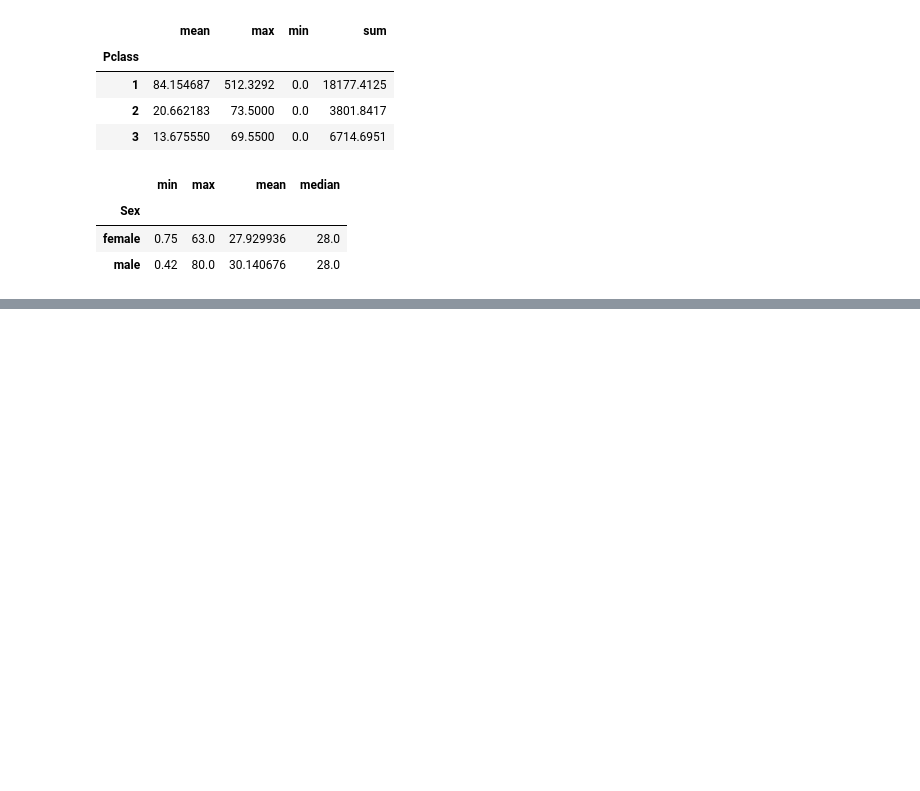
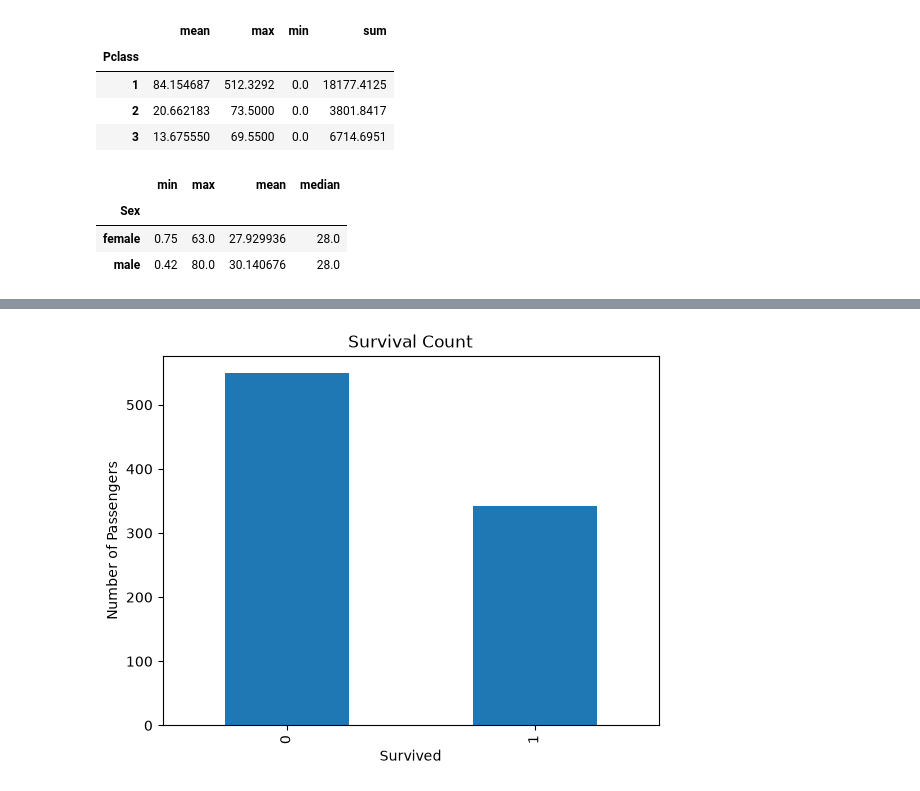
Before and after one commit to noor-alishba/AI_ML_Internship, a Jupyter notebook: Week_2/data/notebooks/eda.ipynb, the cells around one changed output, grey strips where cells are left out. Cells and saved outputs as stored; diff of their text form; code cells hidden in the pictures; blank space fills up the shorter version.

Commit message:
Add data visualizations

```diff
--- a/Week_2/data/notebooks/eda.ipynb
+++ b/Week_2/data/notebooks/eda.ipynb
@@ -303,0 +312,9 @@ df.groupby("Pclass")["Fare"].describe()
+# %%
+df["Survived"].value_counts().plot(kind="bar")
+
+plt.title("Survival Count")
+plt.xlabel("Survived")
+plt.ylabel("Number of Passengers")
+plt.show()
+# %% [output]
+[figure, added]
```
Also changed, not shown: parts of 9 cells of this notebook.
